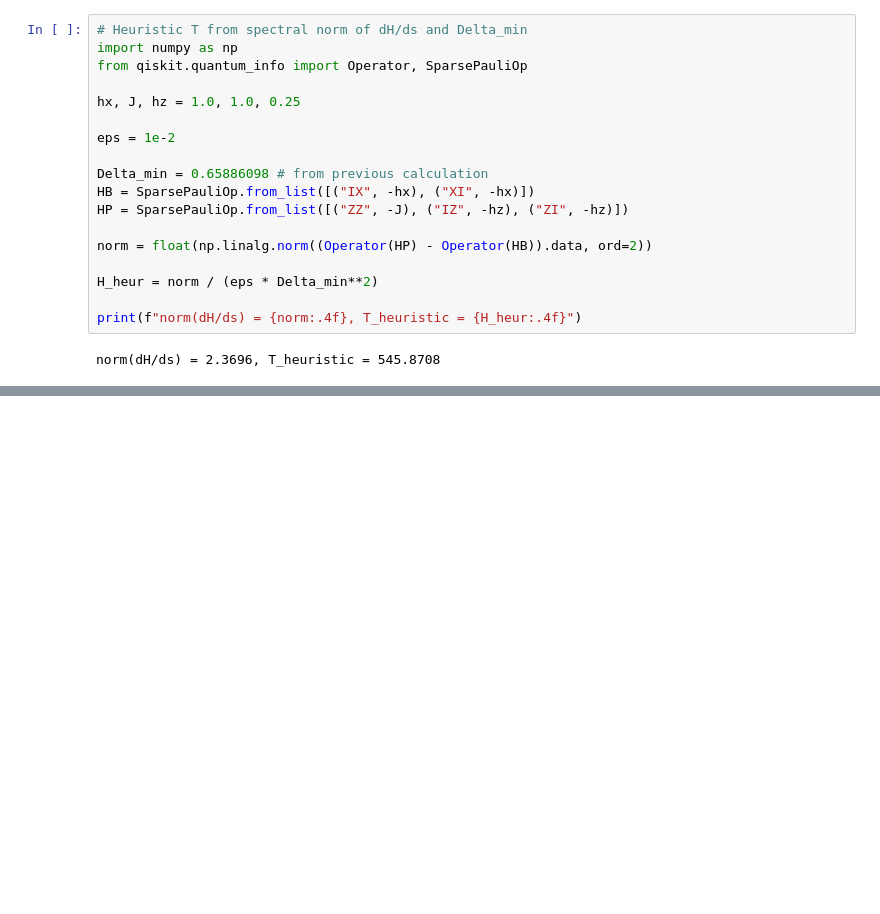
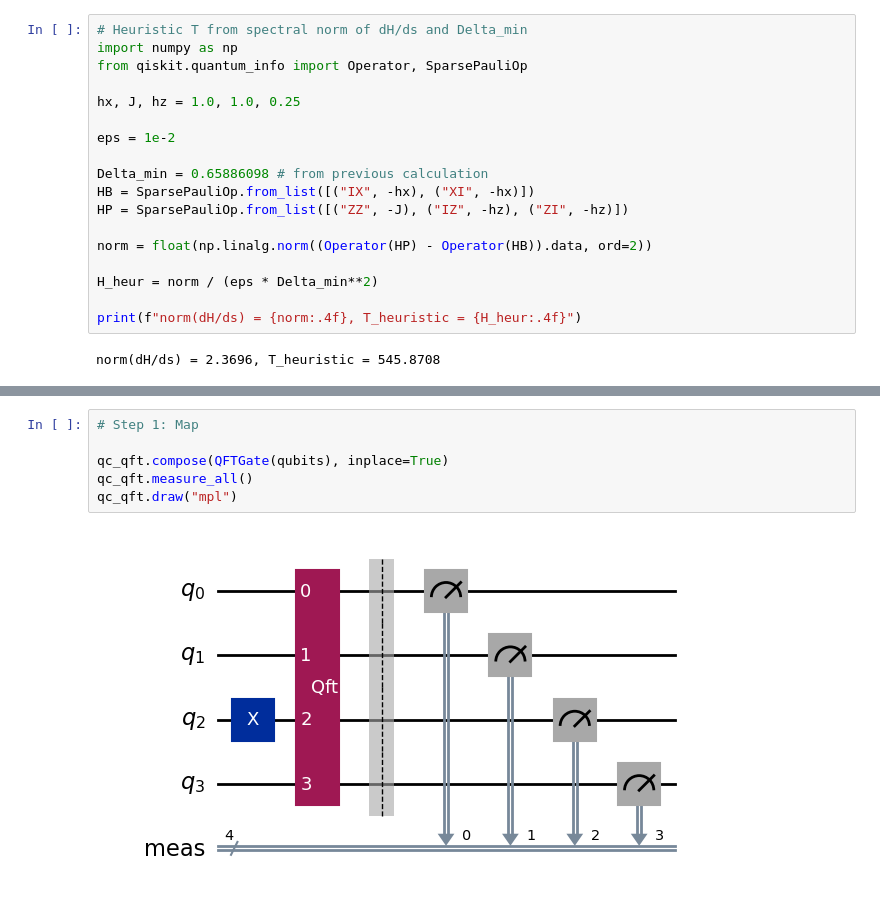
Before and after one commit to ahmad-shafiei/Quantum_Algorithm_Fundation, a Jupyter notebook: QS&QA_Fundation/snippets/adi_ising_qiskit.ipynb, the cells around one changed output, grey strips where cells are left out. Saved outputs shown, nothing was run; the diff lists cells and outputs as text; blank space fills up the shorter version.

```diff
--- a/QS&QA_Fundation/snippets/adi_ising_qiskit.ipynb
+++ b/QS&QA_Fundation/snippets/adi_ising_qiskit.ipynb
@@ -111,0 +166,8 @@ qc.draw('mpl')
+# %%
+# Step 1: Map
+
+qc_qft.compose(QFTGate(qubits), inplace=True)
+qc_qft.measure_all()
+qc_qft.draw("mpl")
+# %% [output]
+[figure, added]
```
Also changed, not shown: parts of 12 cells of this notebook.
